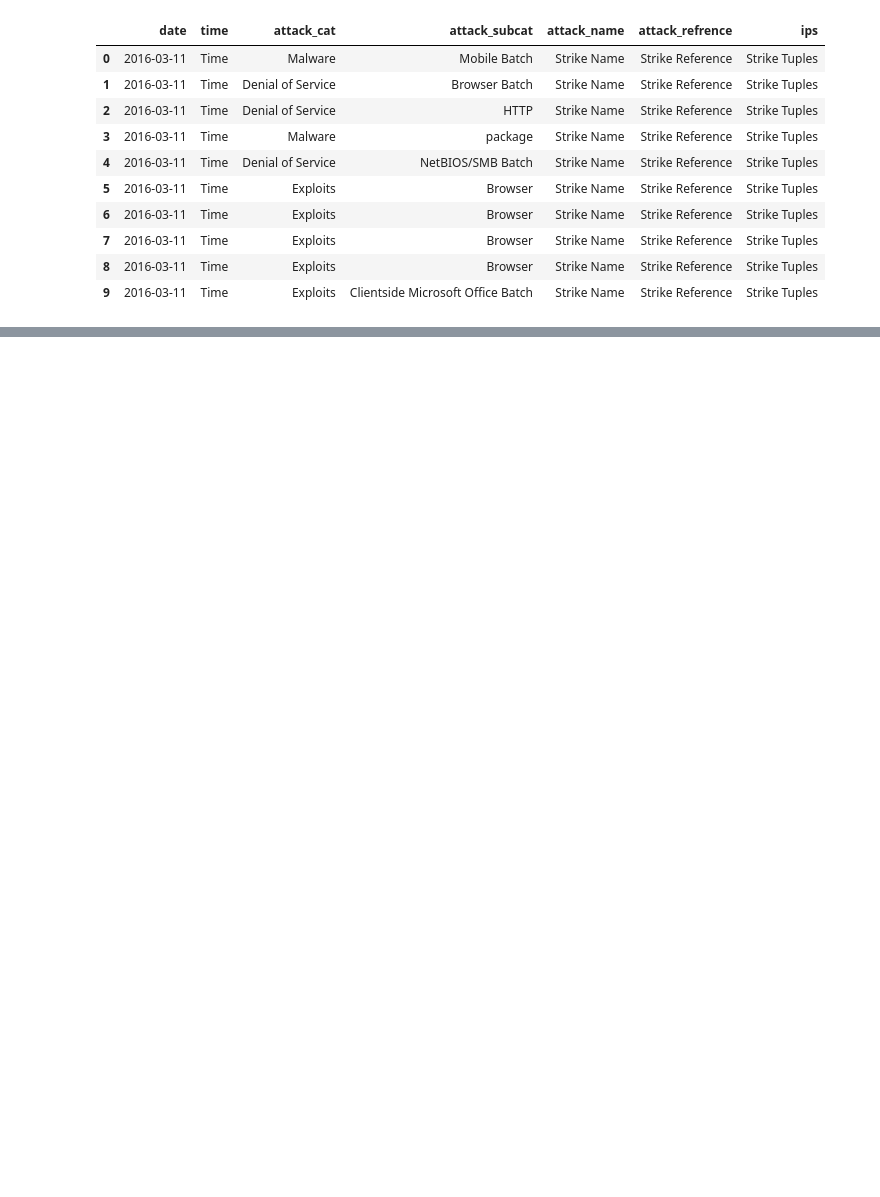
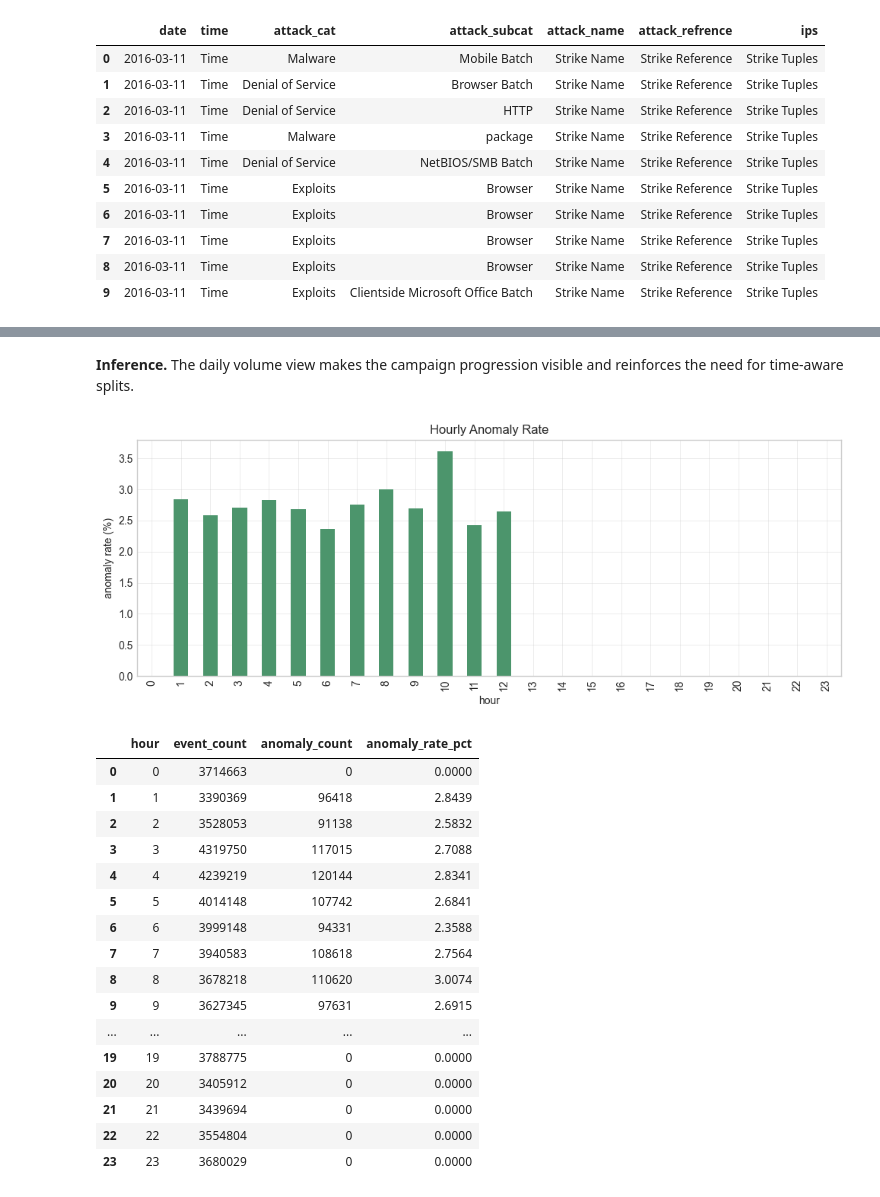
Before and after one commit to harrishdhaithya/anomaly-detection-xai, a Jupyter notebook: notebook/Anomaly_Detection.ipynb, the cells around one changed output, grey strips where cells are left out. Saved outputs shown, nothing was run; the diff lists cells and outputs as text; code cells hidden in the pictures; blank space fills up the shorter version.

```diff
--- a/notebook/Anomaly_Detection.ipynb
+++ b/notebook/Anomaly_Detection.ipynb
@@ -241,0 +1059,39 @@ query_df(f"SELECT * FROM '{ground_truth}' WHERE time = 'Time' LIMIT 10")
+# %% [markdown]
+**Inference.** The daily volume view makes the campaign progression visible and reinforces the need for time-aware splits.
+# %%
+hourly_rate_df = query_df(f"""
+SELECT
+    CAST(EXTRACT('hour' FROM time) AS INTEGER) AS hour,
+    count(*) AS event_count,
+    count(*) FILTER (WHERE label = 1) AS anomaly_count,
+    round(100.0 * count(*) FILTER (WHERE label = 1) / count(*), 4) AS anomaly_rate_pct
+FROM '{host_logs}'
+GROUP BY 1
+ORDER BY 1
+""")
+ax = hourly_rate_df.plot(kind="bar", x="hour", y="anomaly_rate_pct", figsize=(10, 4), legend=False, color="#4c956c")
+ax.set_title("Hourly Anomaly Rate")
+ax.set_xlabel("hour")
+ax.set_ylabel("anomaly rate (%)")
+plt.tight_layout()
+plt.show()
+hourly_rate_df
+# %% [output]
+[figure, added]
+|  | hour | event_count | anomaly_count | anomaly_rate_pct |
+| 0 | 0 | 3714663 | 0 | 0.0000 |
+| 1 | 1 | 3390369 | 96418 | 2.8439 |
+| 2 | 2 | 3528053 | 91138 | 2.5832 |
+| 3 | 3 | 4319750 | 117015 | 2.7088 |
+| 4 | 4 | 4239219 | 120144 | 2.8341 |
+| 5 | 5 | 4014148 | 107742 | 2.6841 |
+| 6 | 6 | 3999148 | 94331 | 2.3588 |
+| 7 | 7 | 3940583 | 108618 | 2.7564 |
+| 8 | 8 | 3678218 | 110620 | 3.0074 |
+| 9 | 9 | 3627345 | 97631 | 2.6915 |
+| ... | ... | ... | ... | ... |
+| 19 | 19 | 3788775 | 0 | 0.0000 |
+| 20 | 20 | 3405912 | 0 | 0.0000 |
+| 21 | 21 | 3439694 | 0 | 0.0000 |
+| 22 | 22 | 3554804 | 0 | 0.0000 |
+| 23 | 23 | 3680029 | 0 | 0.0000 |
```
Also changed, not shown: parts of 124 cells of this notebook, 15 other files.
